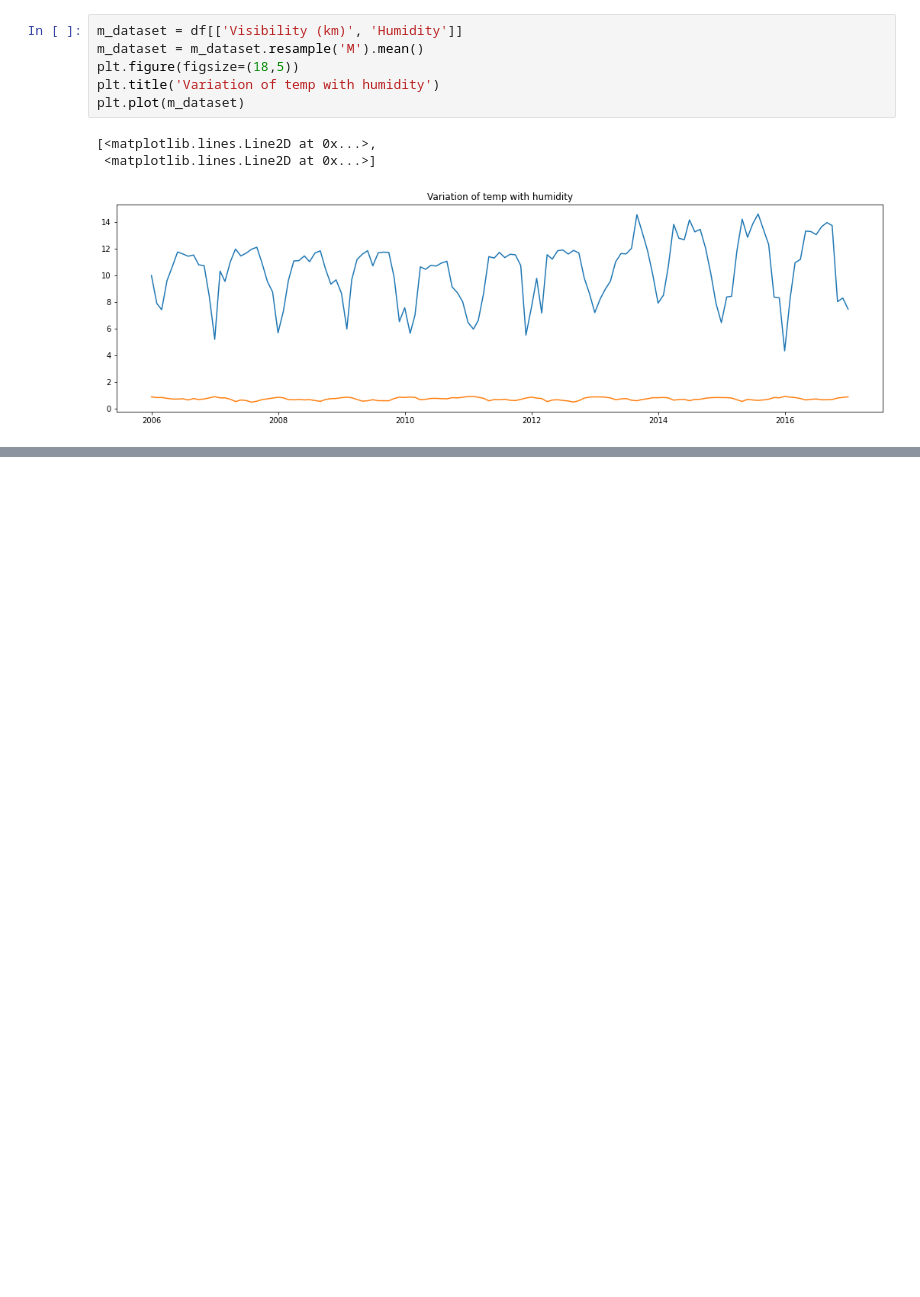
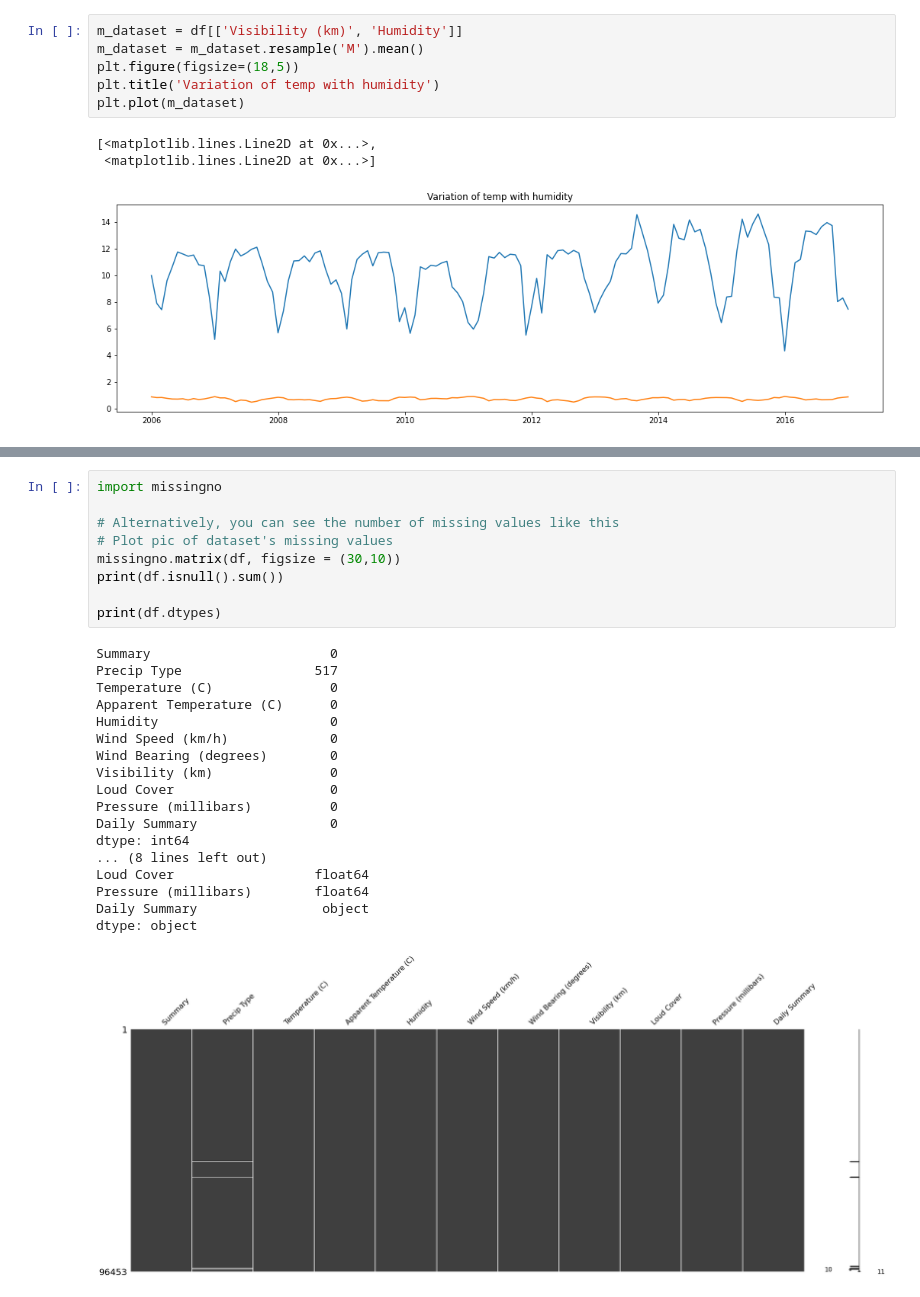
Before and after one commit to Abaleshenko/start-pyspark, a Jupyter notebook: atlas-weather/atlas-visualization.ipynb, the cells around one changed output, grey strips where cells are left out. Drawn from its saved outputs; the diff is of its cells as text; blank space fills up the shorter version.

```diff
--- a/atlas-weather/atlas-visualization.ipynb
+++ b/atlas-weather/atlas-visualization.ipynb
@@ -71,0 +71,28 @@ sns.heatmap(correlation, linewidths=.5, cmap="magma")
+# %%
+import missingno
+
+# Alternatively, you can see the number of missing values like this
+# Plot pic of dataset's missing values
+missingno.matrix(df, figsize = (30,10))
+print(df.isnull().sum())
+
+print(df.dtypes)
+# %% [output]
+Summary                       0
+Precip Type                 517
+Temperature (C)               0
+Apparent Temperature (C)      0
+Humidity                      0
+Wind Speed (km/h)             0
+Wind Bearing (degrees)        0
+Visibility (km)               0
+Loud Cover                    0
+Pressure (millibars)          0
+Daily Summary                 0
+dtype: int64
+... (8 lines left out)
+Loud Cover                  float64
+Pressure (millibars)        float64
+Daily Summary                object
+dtype: object
+[figure, added]
```
Also changed, not shown: parts of 7 cells of this notebook, 1 other file.
